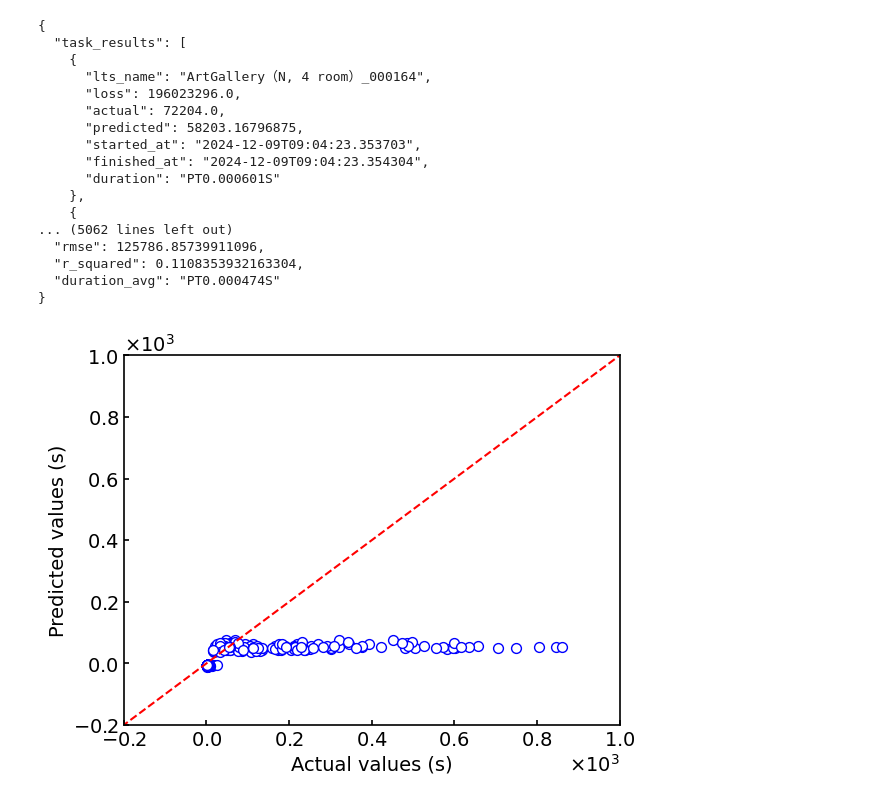
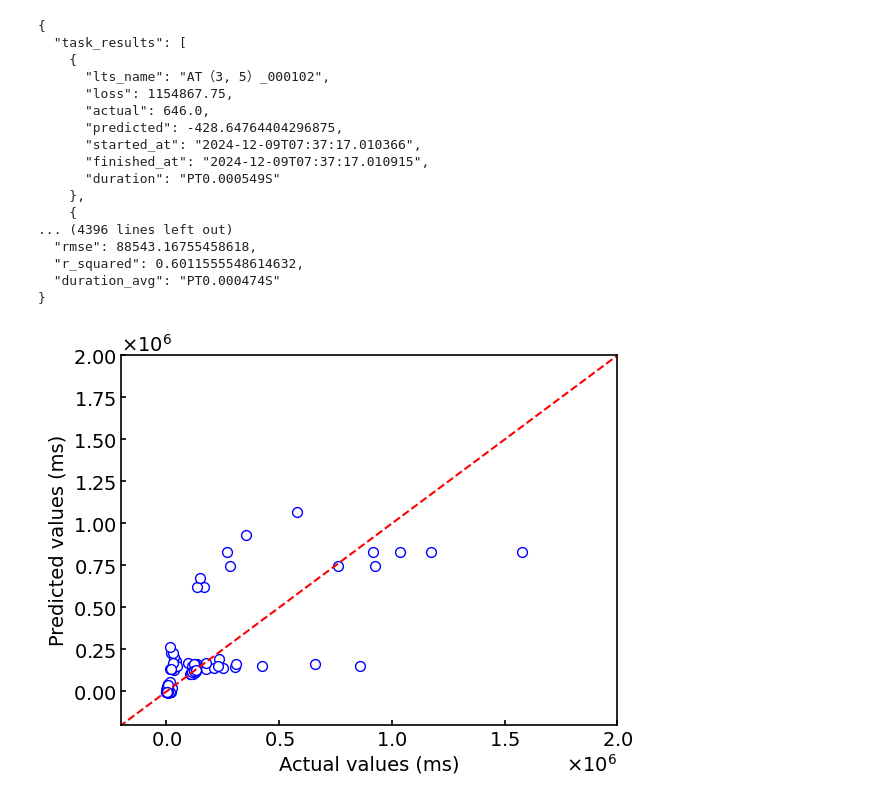
Before and after one commit to ITK13201/ml-dcs, a Jupyter notebook: ml-dcs/notebooks/evaluation_20241209/calculation-time.ipynb, the cells around one changed output. Saved outputs shown, nothing was run; the diff lists cells and outputs as text; code cells hidden in the pictures.

```diff
--- a/ml-dcs/notebooks/evaluation_20241209/calculation-time.ipynb
+++ b/ml-dcs/notebooks/evaluation_20241209/calculation-time.ipynb
@@ -1,10 +1,11 @@
 # %%
 from ml_dcs.config import config # NOQA
 
-INPUT_DIR = "./tmp/evaluation/20241125-scenario-ArtGallery/output"
-SIMPLE_INPUT_PATH = f"{INPUT_DIR}/simple/calculation-time/20241209-085429/testing-result_RF.json"
-GNN_INPUT_PATH = f"{INPUT_DIR}/gnn/calculation-time/20241209-085628/testing-result.json"
-X_LABEL = "Actual values (s)"
-Y_LABEL = "Predicted values (s)"
-ORDER_OF_MAG = 3
-LIM = (-0.2 * 10**ORDER_OF_MAG, 1 * 10**ORDER_OF_MAG)
+SIMPLE_INPUT_PATH = lambda algorithm: f"tmp/evaluation/20241125-threshold/output/simple/calculation-time/20241209-072128/testing-result_{algorithm}.json"
+GNN_INPUT_PATH_L1 = "tmp/evaluation/20241125-threshold/output/gnn/calculation-time/20241209-072330/testing-result.json"
+GNN_INPUT_PATH_L2 = "tmp/evaluation/20241125-threshold/output/gnn/calculation-time/20241209-073730/testing-result.json"
+GNN_INPUT_PATH_L3 = "tmp/evaluation/20241125-threshold/output/gnn/calculation-time/20241209-074837/testing-result.json"
+X_LABEL = "Actual values (ms)"
+Y_LABEL = "Predicted values (ms)"
+ORDER_OF_MAG = 6
+LIM = (-0.2 * 10**ORDER_OF_MAG, 2 * 10**ORDER_OF_MAG)
@@ -14,11 +17,11 @@ import json
 from ml_dcs.domain.ml_simple import MLSimpleTestingResultSet
 from ml_dcs.domain.graph import Graph, PredictionAccuracyGraphData
 
-with open(SIMPLE_INPUT_PATH, "r") as f:
+with open(SIMPLE_INPUT_PATH("RF"), "r") as f:
     data_dict = json.load(f)
 data_model = MLSimpleTestingResultSet(**data_dict)
 print(data_model.model_dump_json(indent=2, by_alias=True))
-data = PredictionAccuracyGraphData.from_ml_simple_class_div1000(data_model)
+data = PredictionAccuracyGraphData.from_ml_simple_class(data_model)
 graph = Graph(
     data=data,
     x_label=X_LABEL,
@@ -50,0 +134,21 @@ util.show()
+# %%
+from ml_dcs.internal.graph.graph import GraphUtil
+import json
+from ml_dcs.domain.ml_simple import MLSimpleTestingResultSet
+from ml_dcs.domain.graph import Graph, PredictionAccuracyGraphData
+
+with open(SIMPLE_INPUT_PATH("LR"), "r") as f:
+    data_dict = json.load(f)
+data_model = MLSimpleTestingResultSet(**data_dict)
+print(data_model.model_dump_json(indent=2, by_alias=True))
+data = PredictionAccuracyGraphData.from_ml_simple_class(data_model)
+graph = Graph(
+    data=data,
+    x_label=X_LABEL,
+    y_label=Y_LABEL,
+    x_lim=LIM,
+    y_lim=LIM,
+    order_of_mag=ORDER_OF_MAG
+)
+util = GraphUtil(graph)
+util.show()
@@ -51,40 +174,40 @@ util.show()
 # %%
 from ml_dcs.internal.graph.graph import GraphUtil
 import json
 from ml_dcs.domain.ml_gnn import GNNTestingResult
 from ml_dcs.domain.graph import Graph, PredictionAccuracyGraphData
 
-with open(GNN_INPUT_PATH, "r") as f:
+with open(GNN_INPUT_PATH_L1, "r") as f:
     data_dict = json.load(f)
 data_model = GNNTestingResult(**data_dict)
 print(data_model.model_dump_json(indent=2, by_alias=True))
-data = PredictionAccuracyGraphData.from_ml_gnn_class_div1000(data_model)
+data = PredictionAccuracyGraphData.from_ml_gnn_class(data_model)
 graph = Graph(
     data=data,
     x_label=X_LABEL,
     y_label=Y_LABEL,
     x_lim=LIM,
     y_lim=LIM,
     order_of_mag=ORDER_OF_MAG
 )
 util = GraphUtil(graph)
 util.show()
 # %% [output]
 {
   "task_results": [
     {
-      "lts_name": "ArtGallery（N, 4 room）_000164",
-      "loss": 196023296.0,
-      "actual": 72204.0,
-      "predicted": 58203.16796875,
-      "started_at": "2024-12-09T09:04:23.353703",
-      "finished_at": "2024-12-09T09:04:23.354304",
-      "duration": "PT0.000601S"
+      "lts_name": "AT（3, 5）_000102",
+      "loss": 1154867.75,
+      "actual": 646.0,
+      "predicted": -428.64764404296875,
+      "started_at": "2024-12-09T07:37:17.010366",
+      "finished_at": "2024-12-09T07:37:17.010915",
+      "duration": "PT0.000549S"
     },
     {
-... (5062 lines left out)
-  "rmse": 125786.85739911096,
-  "r_squared": 0.1108353932163304,
+... (4396 lines left out)
+  "rmse": 88543.16755458618,
+  "r_squared": 0.6011555548614632,
   "duration_avg": "PT0.000474S"
 }
-[figure, old version]
+[figure, new version]
```
Also changed, not shown: parts of 7 cells of this notebook, 11 other files.
